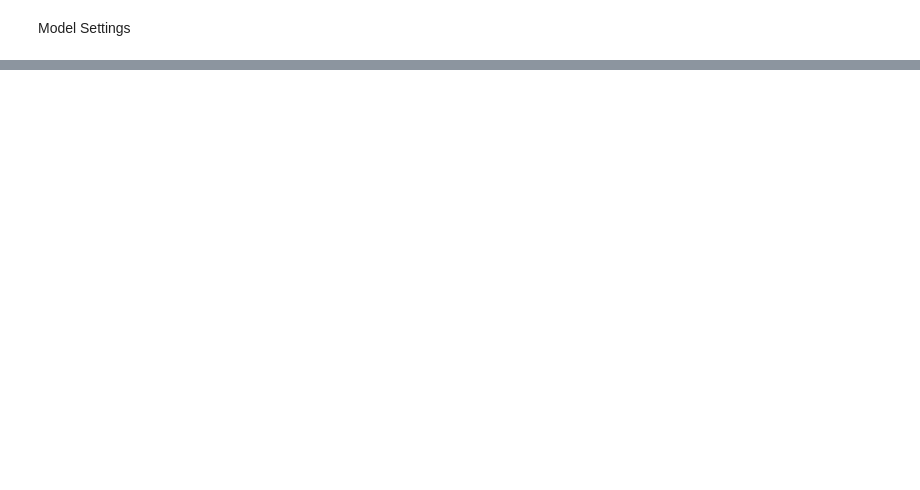
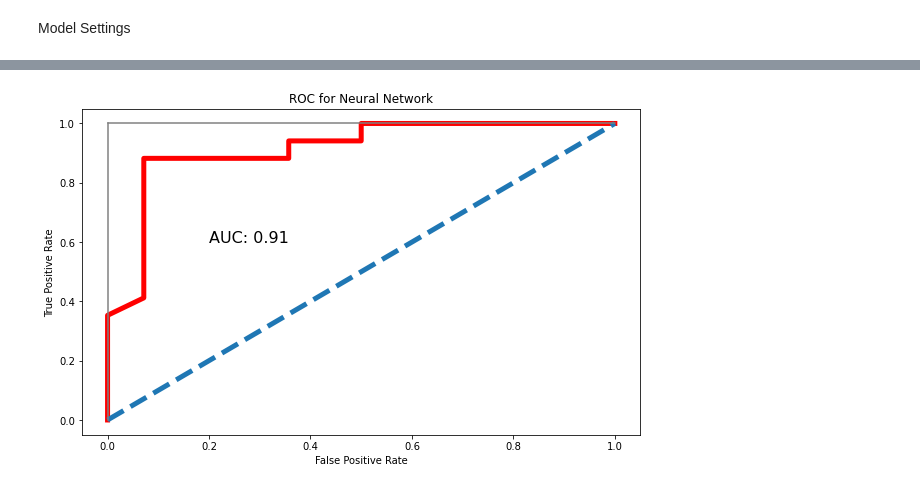
Before and after one commit to ishandahal/predicting_heart_disease, a Jupyter notebook: neural_network.ipynb, the cells around one changed output, grey strips where cells are left out. Saved outputs shown, nothing was run; the diff lists cells and outputs as text; code cells hidden in the pictures; blank space fills up the shorter version.

```diff
--- a/neural_network.ipynb
+++ b/neural_network.ipynb
@@ -255,3 +263,19 @@ weighted avg       0.77      0.74      0.74        31
+# %%
+false_positive_rate_nn, true_positive_rate_nn, threshold_nn = roc_curve(y_test,y_probabilities)
+
+#Plotting ROC Curve
+plt.figure(figsize=(10,6))
+plt.title('ROC for Neural Network')
+plt.plot(false_positive_rate_nn, true_positive_rate_nn, linewidth=5, color='red')
+plt.plot([0,1],ls='--',linewidth=5)
+plt.plot([0,0],[1,0],c='.5')
+plt.plot([1,1],c='.5')
+plt.text(0.2,0.6,'AUC: {:.2f}'.format(roc_auc_score(y_test,y_probabilities)),size= 16)
+plt.xlabel('False Positive Rate')
+plt.ylabel('True Positive Rate')
+plt.show()
+# %% [output]
+[figure, added]
 # %%
 ## Adding dropout to see how it effects the performance
 
```
Also changed, not shown: parts of 27 cells of this notebook.
